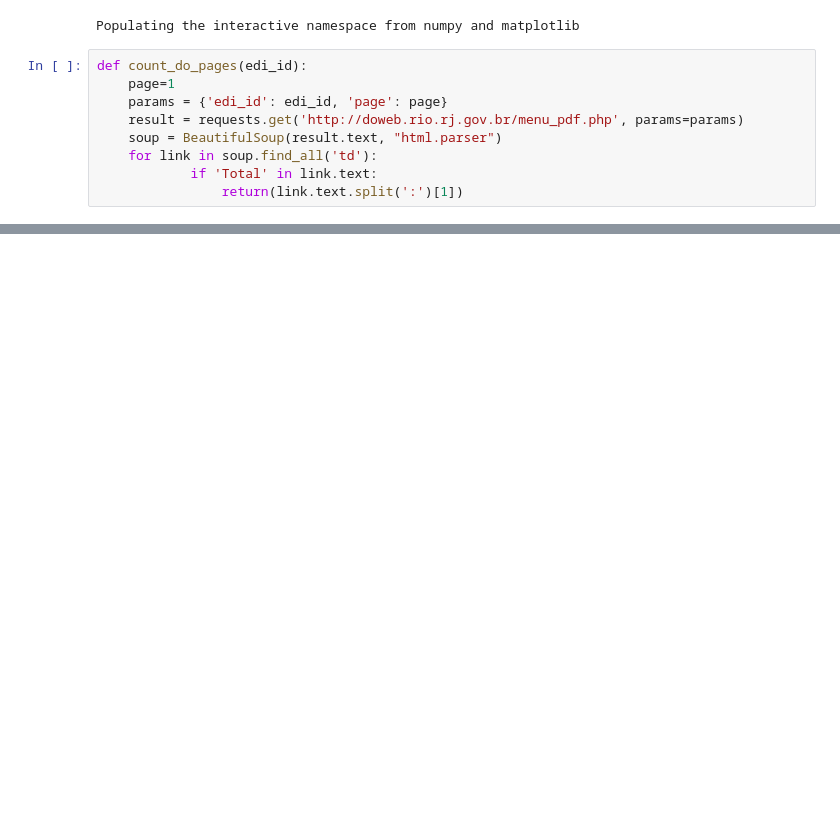
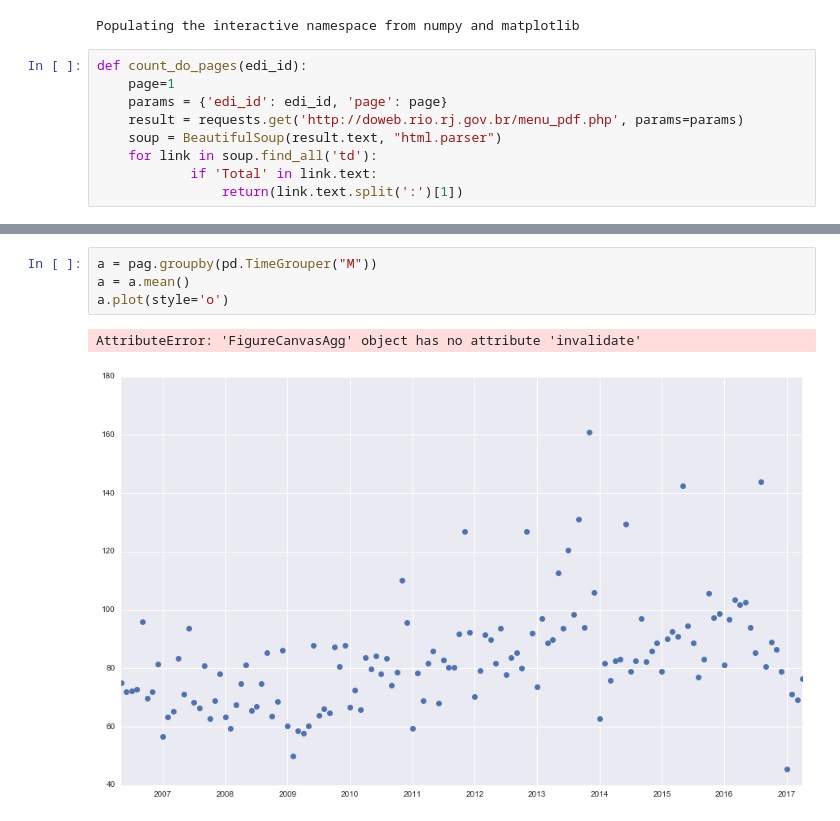
Before and after one commit to database-RJ/2017.04---DiarioOficial, a Jupyter notebook: Get_Diario_Oficial.ipynb, the cells around one changed output, grey strips where cells are left out. Cells and saved outputs as stored; diff of their text form; blank space fills up the shorter version.

```diff
--- a/Get_Diario_Oficial.ipynb
+++ b/Get_Diario_Oficial.ipynb
@@ -28,0 +102,7 @@ UnsupportedOperation: not readable
+# %%
+a = pag.groupby(pd.TimeGrouper("M"))
+a = a.mean()
+a.plot(style='o')
+# %% [output]
+AttributeError: 'FigureCanvasAgg' object has no attribute 'invalidate'
+[figure, added]
```
Also changed, not shown: parts of 12 cells of this notebook, 2 other files.
